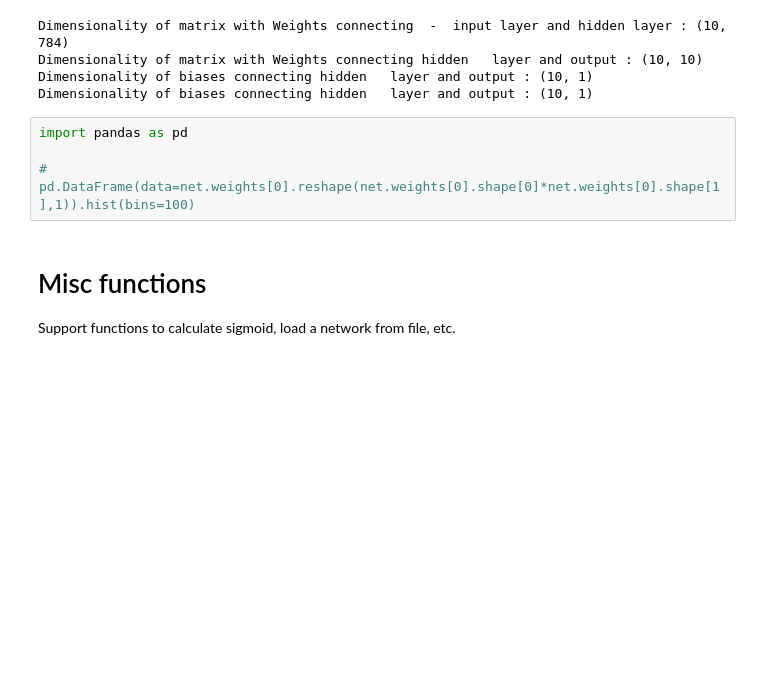
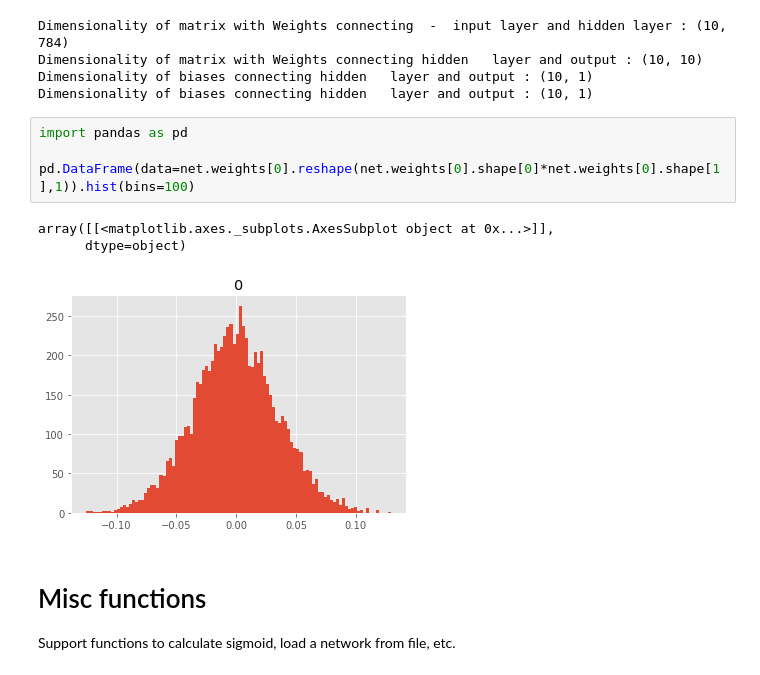
Before and after one commit to lmarches/neural-networks-and-deep-learning, a Jupyter notebook: src/network-with-cross-entropy.ipynb, the cells around one changed output. Drawn from its saved outputs; the diff is of its cells as text; blank space fills up the shorter version.

```diff
--- a/src/network-with-cross-entropy.ipynb
+++ b/src/network-with-cross-entropy.ipynb
@@ -233,7 +230,11 @@ Dimensionality of biases connecting hidden   layer and output : (10, 1)
 # %%
 import pandas as pd
 
-# pd.DataFrame(data=net.weights[0].reshape(net.weights[0].shape[0]*net.weights[0].shape[1],1)).hist(bins=100)
+pd.DataFrame(data=net.weights[0].reshape(net.weights[0].shape[0]*net.weights[0].shape[1],1)).hist(bins=100)
+# %% [output]
+array([[<matplotlib.axes._subplots.AxesSubplot object at 0x...>]],
+      dtype=object)
+[figure, added]
 # %% [markdown]
 # Misc functions
 
```
Also changed, not shown: parts of 5 cells of this notebook.
